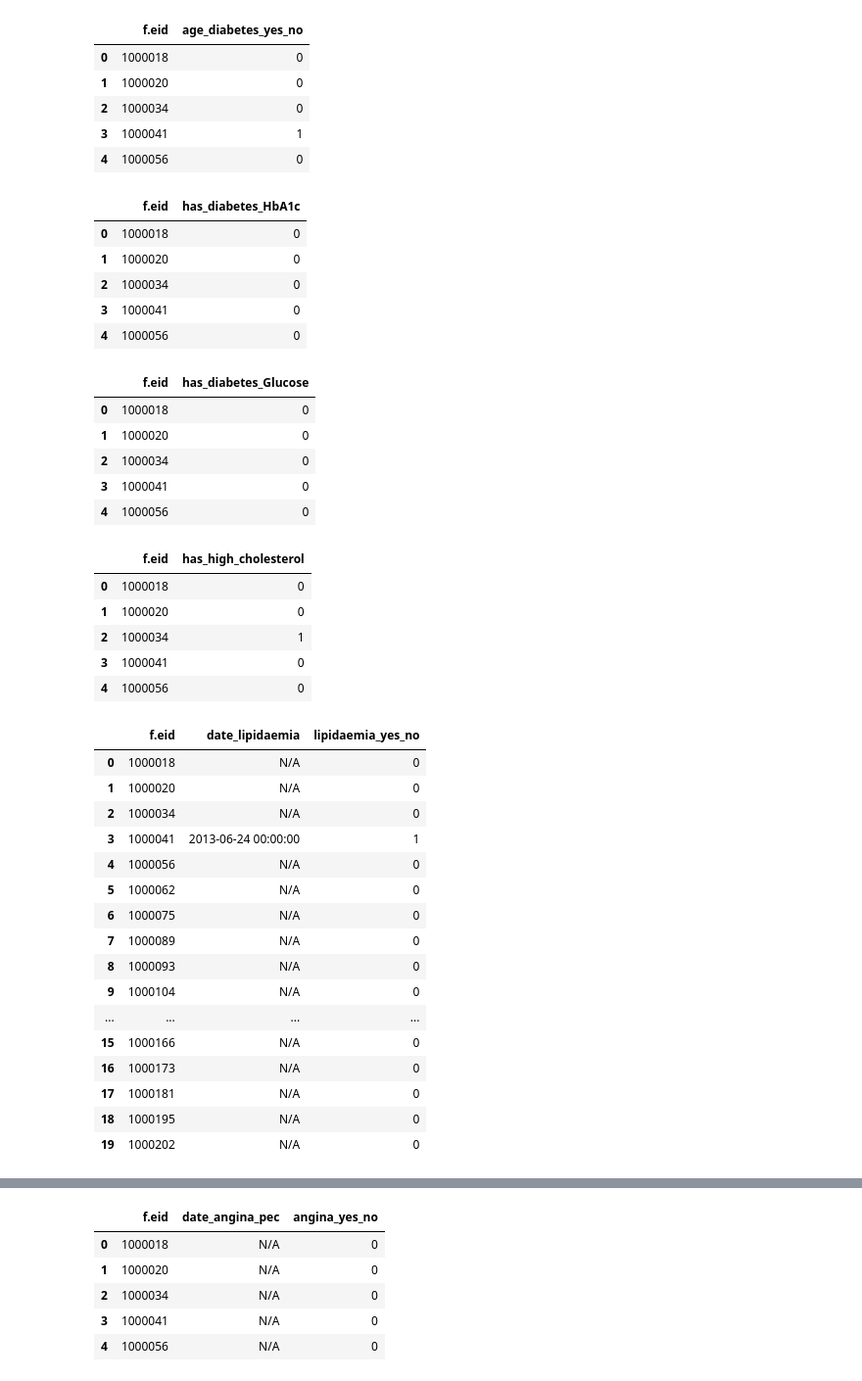
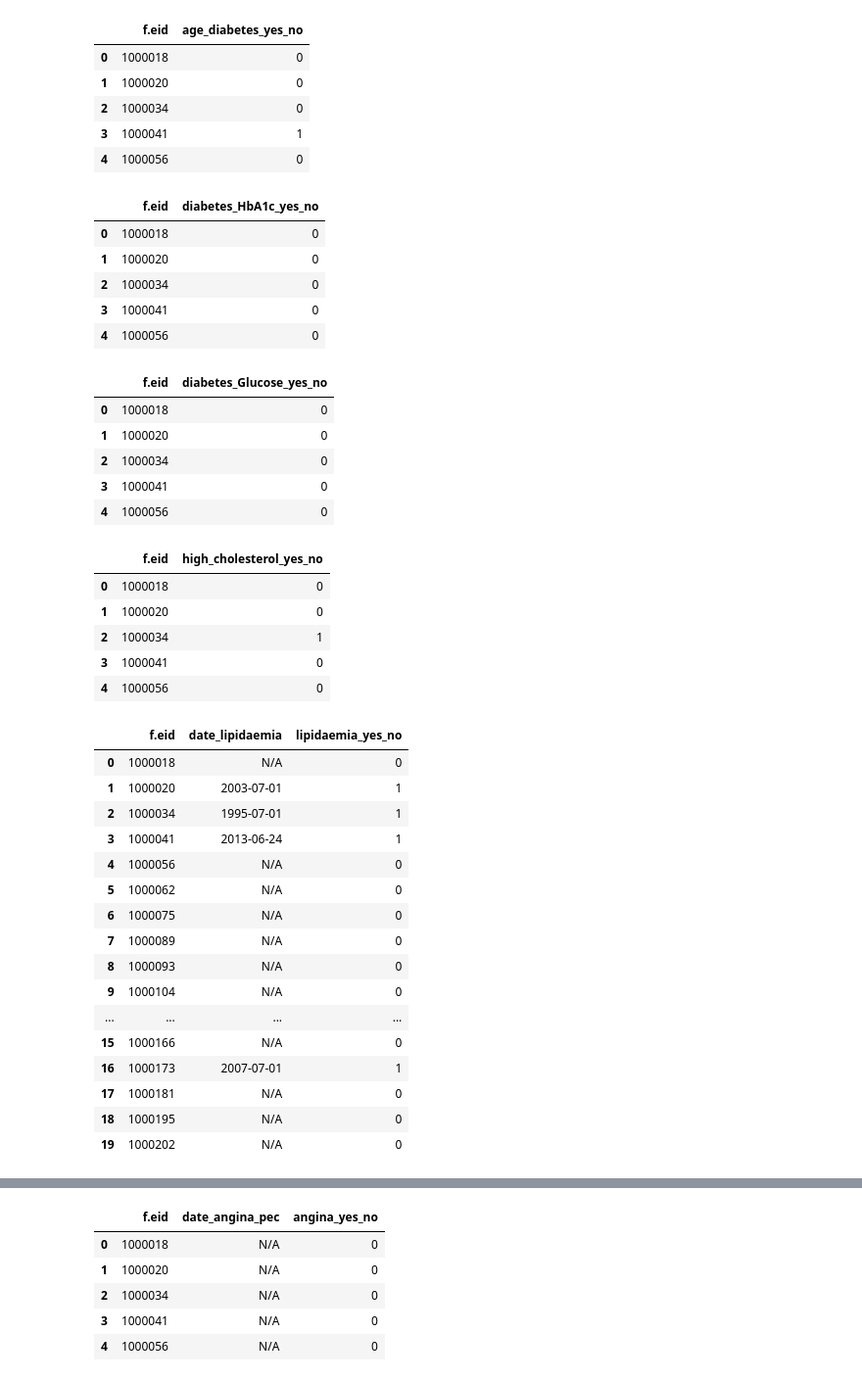
Before and after one commit to graciaandr/mres_dissertation, a Jupyter notebook: updated_data_preprocessing_covariates.ipynb, the cells around one changed output, grey strips where cells are left out. Shown at 98% size. Cells and saved outputs as stored; diff of their text form; code cells hidden in the pictures.

```diff
--- a/updated_data_preprocessing_covariates.ipynb
+++ b/updated_data_preprocessing_covariates.ipynb
@@ -347,14 +375,14 @@ df_HbA1c.rename(columns={
                              'f.30750.0.0': 'HbA1c_levels_at_recruitment',
                              'f.30750.1.0': 'HbA1c_levels_at_calib_visit'}, inplace=True)
 
-df_HbA1c['has_diabetes_HbA1c'] = np.where(df_HbA1c['HbA1c_levels_at_recruitment'] >48, 1,
+df_HbA1c['diabetes_HbA1c_yes_no'] = np.where(df_HbA1c['HbA1c_levels_at_recruitment'] >48, 1,
              np.where(df_HbA1c['HbA1c_levels_at_calib_visit'] >48, 1, 0))
 
 cols = [1,2]
 df_HbA1c.drop(df_HbA1c.columns[cols],axis=1,inplace=True)
 df_HbA1c.head()
 # %% [output]
-|  | f.eid | has_diabetes_HbA1c |
+|  | f.eid | diabetes_HbA1c_yes_no |
 | 0 | 1000018 | 0 |
 | 1 | 1000020 | 0 |
 | 2 | 1000034 | 0 |
@@ -369,14 +397,14 @@ df_Glucose.rename(columns={
                              'f.30740.0.0': 'Glucose_levels_at_recruitment',
                              'f.30740.1.0': 'Glucose_levels_at_calib_visit'}, inplace=True)
 
-df_Glucose['has_diabetes_Glucose'] = np.where(df_Glucose['Glucose_levels_at_recruitment'] >11.1, 1,
+df_Glucose['diabetes_Glucose_yes_no'] = np.where(df_Glucose['Glucose_levels_at_recruitment'] >11.1, 1,
              np.where(df_Glucose['Glucose_levels_at_calib_visit'] >11.1, 1, 0))
 
 cols = [1,2]
 df_Glucose.drop(df_Glucose.columns[cols],axis=1,inplace=True)
 df_Glucose.head()
 # %% [output]
-|  | f.eid | has_diabetes_Glucose |
+|  | f.eid | diabetes_Glucose_yes_no |
 | 0 | 1000018 | 0 |
 | 1 | 1000020 | 0 |
 | 2 | 1000034 | 0 |
@@ -391,14 +419,14 @@ df_cholesterol.rename(columns={
                              'f.30690.0.0': 'cholesterol_levels_at_recruitment',
                              'f.30690.1.0': 'cholesterol_levels_at_calib_visit'}, inplace=True)
 
-df_cholesterol['has_high_cholesterol'] = np.where(df_cholesterol['cholesterol_levels_at_recruitment'] >7, 1,
+df_cholesterol['high_cholesterol_yes_no'] = np.where(df_cholesterol['cholesterol_levels_at_recruitment'] >7, 1,
              np.where(df_cholesterol['cholesterol_levels_at_calib_visit'] >7, 1, 0))
 
 cols = [1,2]
 df_cholesterol.drop(df_cholesterol.columns[cols],axis=1,inplace=True)
 df_cholesterol.head()
 # %% [output]
-|  | f.eid | has_high_cholesterol |
+|  | f.eid | high_cholesterol_yes_no |
 | 0 | 1000018 | 0 |
 | 1 | 1000020 | 0 |
 | 2 | 1000034 | 1 |
@@ -407,27 +435,26 @@ df_cholesterol.head()
 # %%
 # 130814
 # Date E78 first reported (disorders of lipoprotein metabolism and other lipidaemias)
 date_lipidaemia_path = data_path + "f.130814.tab"
 df_date_lipidaemia = pd.read_csv(date_lipidaemia_path, sep = "\t")
 df_date_lipidaemia.rename(columns={'f.130814.0.0': 'date_lipidaemia'}, inplace=True)
 
-df_date_lipidaemia['date_lipidaemia'] = pd.to_datetime(df_date_lipidaemia['date_lipidaemia'])
-df_date_lipidaemia.loc[df_date_lipidaemia["date_lipidaemia"] < df_recruitment["recruitment_date"],
-                       "date_lipidaemia"] = pd.NaT
+# df_date_lipidaemia['date_lipidaemia'] = pd.to_datetime(df_date_lipidaemia['date_lipidaemia'])
+# df_date_lipidaemia.loc[df_date_lipidaemia["date_lipidaemia"] < df_recruitment["recruitment_date"],
+#                        "date_lipidaemia"] = pd.NaT
 
-dict = {pd.NaT: "N/A"}
-df_date_lipidaemia.replace({"date_lipidaemia": dict}, inplace=True)
+df_date_lipidaemia.replace(np.nan, "N/A", inplace = True)
 df_date_lipidaemia['lipidaemia_yes_no'] = np.where(df_date_lipidaemia['date_lipidaemia'] != "N/A", 1, 0)
 
 df_date_lipidaemia.head(20)
 
 # df_date_lipidaemia["date_lipidaemia"] > df_recruitment["recruitment_date"]
 # %% [output]
 |  | f.eid | date_lipidaemia | lipidaemia_yes_no |
 | 0 | 1000018 | N/A | 0 |
-| 1 | 1000020 | N/A | 0 |
-| 2 | 1000034 | N/A | 0 |
-| 3 | 1000041 | 2013-06-24 00:00:00 | 1 |
+| 1 | 1000020 | 2003-07-01 | 1 |
+| 2 | 1000034 | 1995-07-01 | 1 |
+| 3 | 1000041 | 2013-06-24 | 1 |
 | 4 | 1000056 | N/A | 0 |
 | 5 | 1000062 | N/A | 0 |
 | 6 | 1000075 | N/A | 0 |
@@ -436,7 +463,7 @@ df_date_lipidaemia.head(20)
 | 9 | 1000104 | N/A | 0 |
 | ... | ... | ... | ... |
 | 15 | 1000166 | N/A | 0 |
-| 16 | 1000173 | N/A | 0 |
+| 16 | 1000173 | 2007-07-01 | 1 |
 | 17 | 1000181 | N/A | 0 |
 | 18 | 1000195 | N/A | 0 |
 | 19 | 1000202 | N/A | 0 |
```
Also changed, not shown: parts of 46 cells of this notebook.
